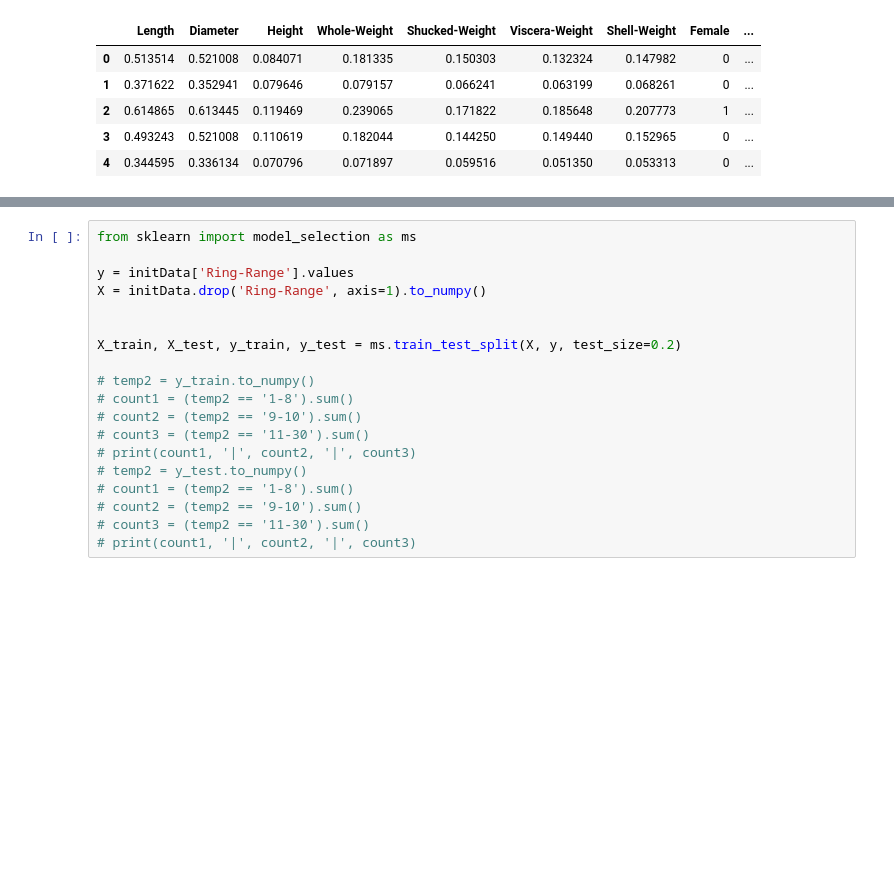
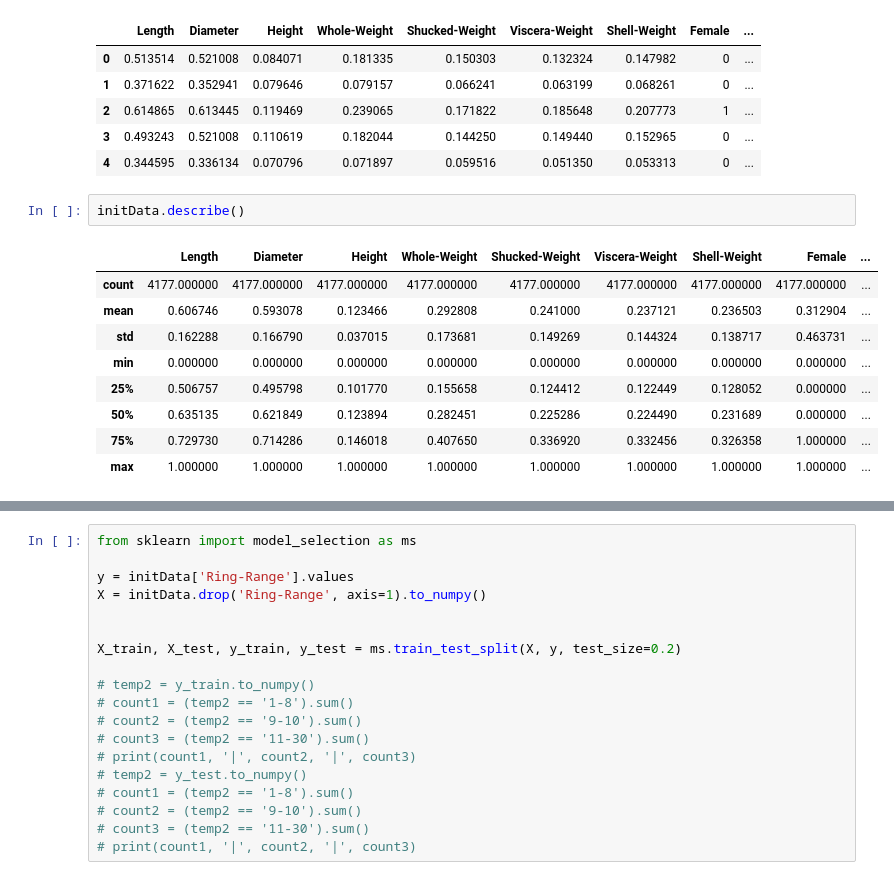
Before and after one commit to tommygreim/ML2021, a Jupyter notebook: Labs/Lab Three - Extending Logistic Regression.ipynb, the cells around one changed output, grey strips where cells are left out. Drawn from its saved outputs; the diff is of its cells as text; blank space fills up the shorter version.

```diff
--- a/Labs/Lab Three - Extending Logistic Regression.ipynb
+++ b/Labs/Lab Three - Extending Logistic Regression.ipynb
@@ -127,3 +111,15 @@ initData.head()
 | 2 | 0.614865 | 0.613445 | 0.119469 | 0.239065 | 0.171822 | 0.185648 | 0.207773 | 1 | ... |
 | 3 | 0.493243 | 0.521008 | 0.110619 | 0.182044 | 0.144250 | 0.149440 | 0.152965 | 0 | ... |
 | 4 | 0.344595 | 0.336134 | 0.070796 | 0.071897 | 0.059516 | 0.051350 | 0.053313 | 0 | ... |
+# %%
+initData.describe()
+# %% [output]
+|  | Length | Diameter | Height | Whole-Weight | Shucked-Weight | Viscera-Weight | Shell-Weight | Female | ... |
+| count | 4177.000000 | 4177.000000 | 4177.000000 | 4177.000000 | 4177.000000 | 4177.000000 | 4177.000000 | 4177.000000 | ... |
+| mean | 0.606746 | 0.593078 | 0.123466 | 0.292808 | 0.241000 | 0.237121 | 0.236503 | 0.312904 | ... |
+| std | 0.162288 | 0.166790 | 0.037015 | 0.173681 | 0.149269 | 0.144324 | 0.138717 | 0.463731 | ... |
+| min | 0.000000 | 0.000000 | 0.000000 | 0.000000 | 0.000000 | 0.000000 | 0.000000 | 0.000000 | ... |
+| 25% | 0.506757 | 0.495798 | 0.101770 | 0.155658 | 0.124412 | 0.122449 | 0.128052 | 0.000000 | ... |
+| 50% | 0.635135 | 0.621849 | 0.123894 | 0.282451 | 0.225286 | 0.224490 | 0.231689 | 0.000000 | ... |
+| 75% | 0.729730 | 0.714286 | 0.146018 | 0.407650 | 0.336920 | 0.332456 | 0.326358 | 1.000000 | ... |
+| max | 1.000000 | 1.000000 | 1.000000 | 1.000000 | 1.000000 | 1.000000 | 1.000000 | 1.000000 | ... |
```
Also changed, not shown: parts of 23 cells of this notebook, 2 other files.
